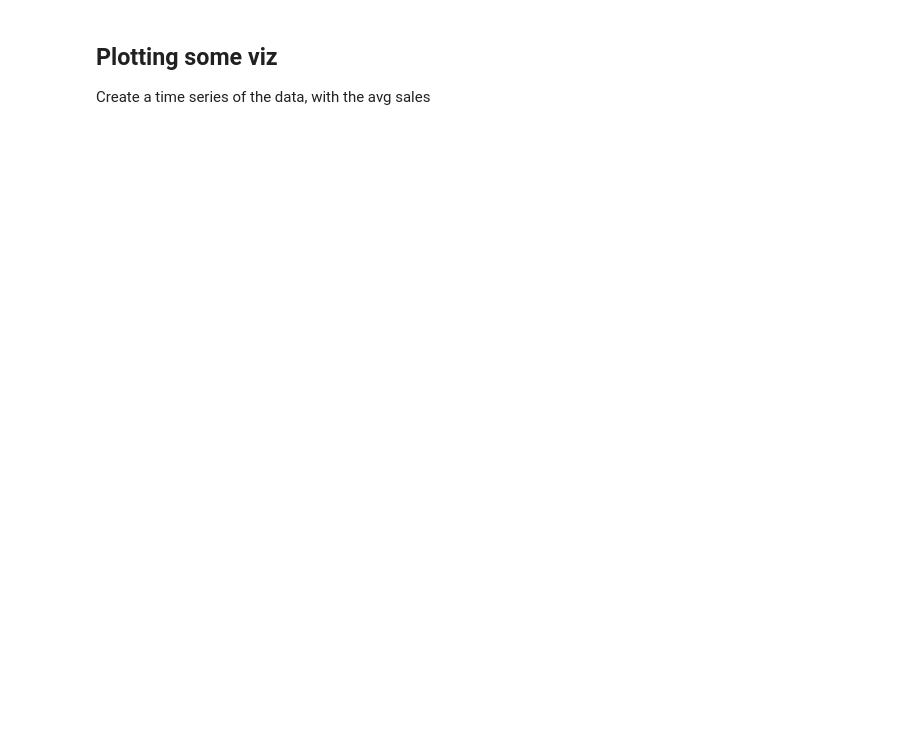
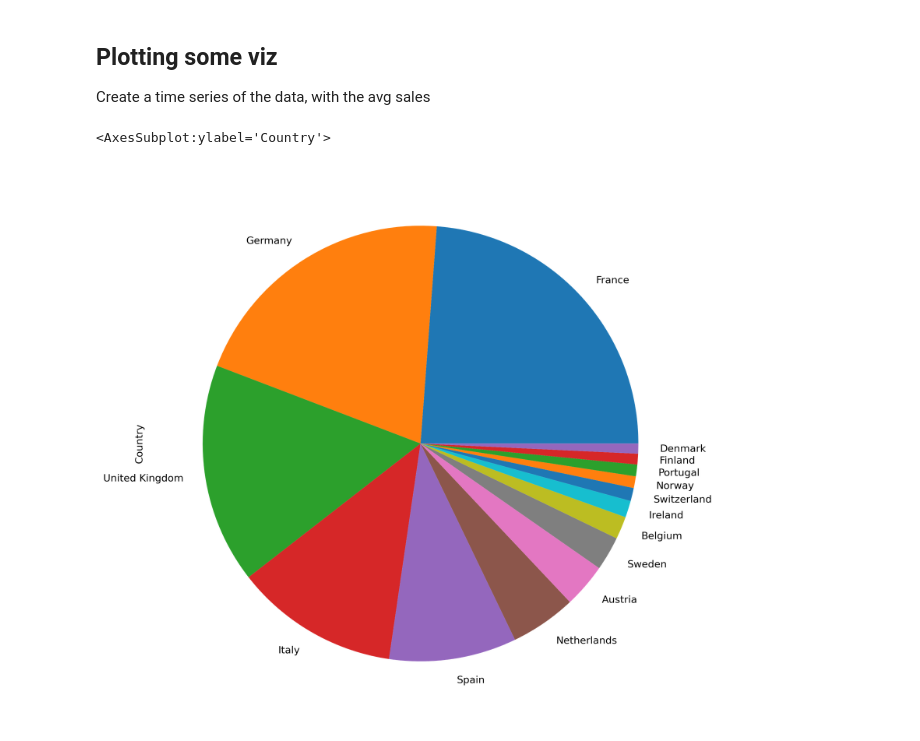
Before and after one commit to maaanuelromero/100-days, a Jupyter notebook: notebooks/01-playing-with-python.ipynb, the cells around one changed output. Drawn from its saved outputs; the diff is of its cells as text; code cells hidden in the pictures; blank space fills up the shorter version.

```diff
--- a/notebooks/01-playing-with-python.ipynb
+++ b/notebooks/01-playing-with-python.ipynb
@@ -32,0 +44,6 @@ df[['Order Date']].
+# %%
+plt.figure(dpi=300)
+df['Country'].value_counts().plot(kind='pie',figsize=(10,10))
+# %% [output]
+<AxesSubplot:ylabel='Country'>
+[figure, added]
```
Also changed, not shown: parts of 5 cells of this notebook, 1 other file.
